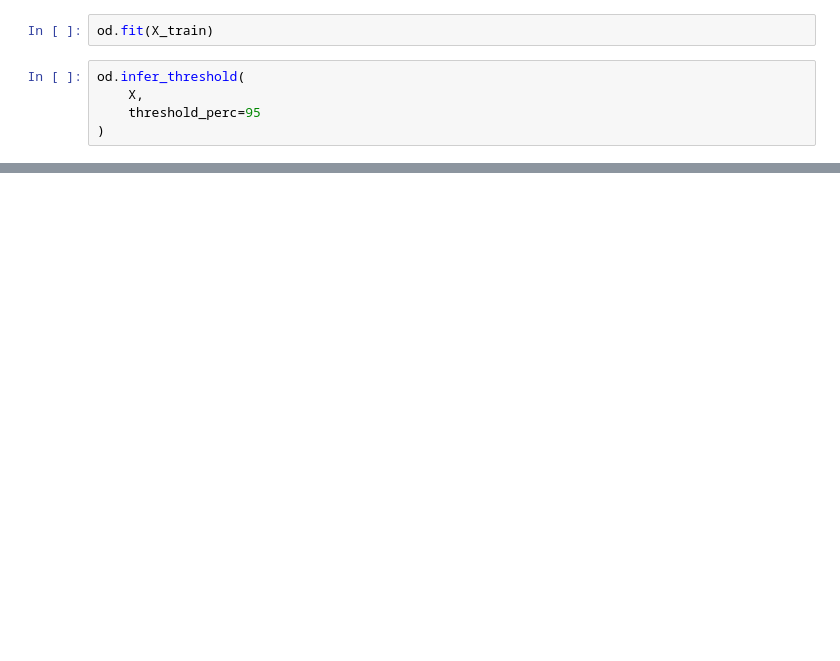
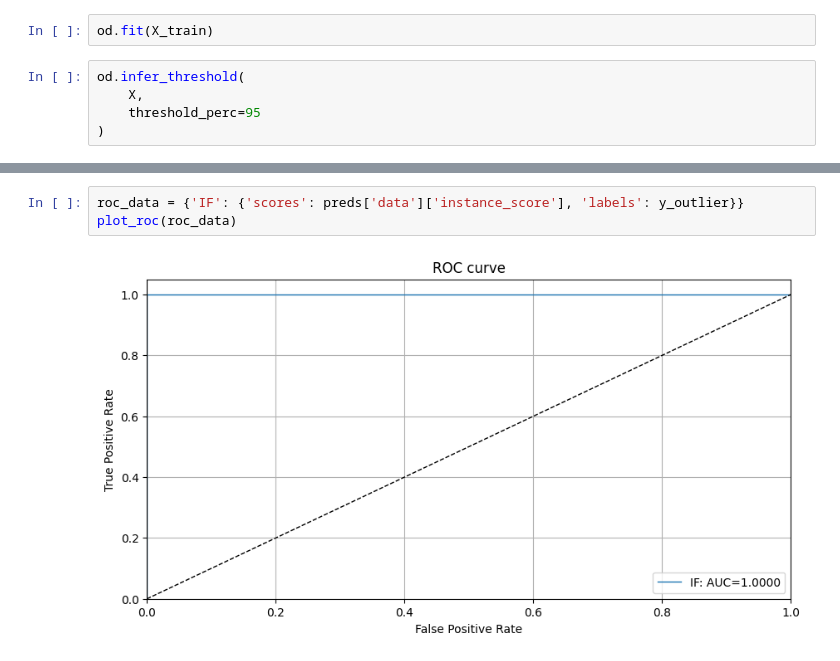
Before and after one commit to se4ai2324-uniba/MalURLs, a Jupyter notebook: performance_monitoring/outliers_detector.ipynb, the cells around one changed output, grey strips where cells are left out. Saved outputs shown, nothing was run; the diff lists cells and outputs as text; blank space fills up the shorter version.

```diff
--- a/performance_monitoring/outliers_detector.ipynb
+++ b/performance_monitoring/outliers_detector.ipynb
@@ -64,0 +67,5 @@ plt.show()
+# %%
+roc_data = {'IF': {'scores': preds['data']['instance_score'], 'labels': y_outlier}}
+plot_roc(roc_data)
+# %% [output]
+[figure, added]
```
Also changed, not shown: parts of 9 cells of this notebook, 1 other file.
